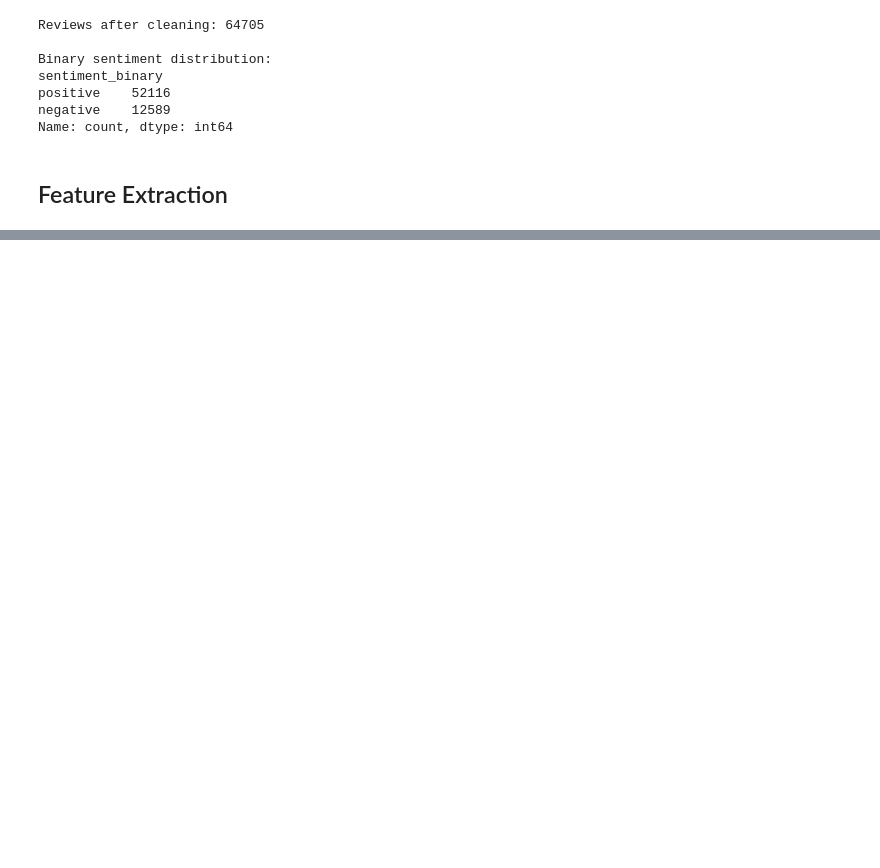
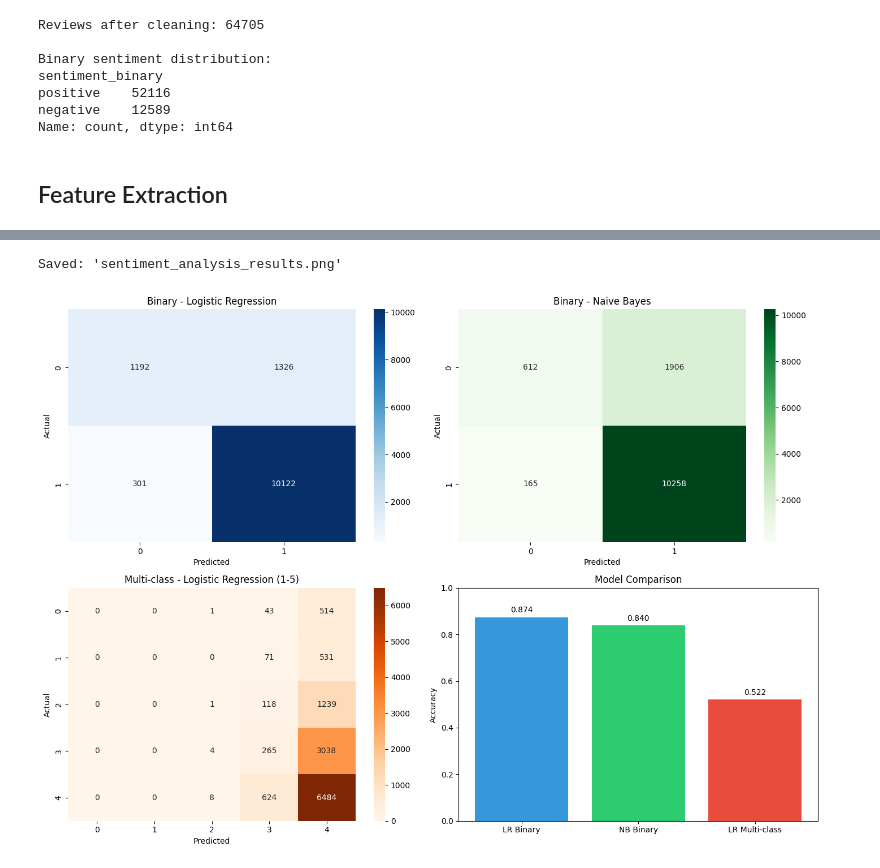
Before and after one commit to khangbkk23/NaturalLanguageProcessing, a Jupyter notebook: VectorSemanticAndEmbedding/2311402_HEX_Lab4.ipynb, the cells around one changed output, grey strips where cells are left out. Cells and saved outputs as stored; diff of their text form; code cells hidden in the pictures; blank space fills up the shorter version.

Commit message:
build the model

```diff
--- a/VectorSemanticAndEmbedding/2311402_HEX_Lab4.ipynb
+++ b/VectorSemanticAndEmbedding/2311402_HEX_Lab4.ipynb
@@ -212,0 +238,6 @@ Testing set size: (12941, 5000)
+# %%
+from sklearn.linear_model import LogisticRegression
+print("\nTraining Logistic Regression...")
+lr_model = LogisticRegression(max_iter=1000, random_state=42)
+lr_model.fit(X_train_tfidf, y_train_bin)
+y_pred_lr = lr_model.predict(X_test_tfidf)
@@ -212,0 +266,6 @@ Testing set size: (12941, 5000)
+# %%
+from sklearn.naive_bayes import MultinomialNB
+print("\nTraining Naive Bayes...")
+nb_model = MultinomialNB(alpha=1.0)
+nb_model.fit(X_train_tfidf, y_train_bin)
+y_pred_nb = nb_model.predict(X_test_tfidf)
@@ -212,0 +293,7 @@ Testing set size: (12941, 5000)
+# %%
+lr_multi = LogisticRegression(max_iter=1000, random_state=42, multi_class='multinomial')
+print("\nTraining Logistic Regression for MultiClass...")
+lr_multi.fit(X_train_tfidf, y_train_enc)
+
+# Predict
+y_pred_lr_multi = lr_multi.predict(X_test_tfidf)
@@ -212,0 +402,45 @@ Testing set size: (12941, 5000)
+# %%
+fig, axes = plt.subplots(2, 2, figsize=(14, 10))
+
+# Confusion Matrix - Binary LR
+cm_lr = confusion_matrix(y_test_bin, y_pred_lr)
+sns.heatmap(cm_lr, annot=True, fmt='d', cmap='Blues', ax=axes[0, 0])
+axes[0, 0].set_title('Binary - Logistic Regression')
+axes[0, 0].set_xlabel('Predicted')
+axes[0, 0].set_ylabel('Actual')
+
+# Confusion Matrix - Binary NB
+cm_nb = confusion_matrix(y_test_bin, y_pred_nb)
+sns.heatmap(cm_nb, annot=True, fmt='d', cmap='Greens', ax=axes[0, 1])
+axes[0, 1].set_title('Binary - Naive Bayes')
+axes[0, 1].set_xlabel('Predicted')
+axes[0, 1].set_ylabel('Actual')
+
+# Confusion Matrix - Multi-class
+cm_multi = confusion_matrix(y_test_multi, y_pred_lr_multi)
+sns.heatmap(cm_multi, annot=True, fmt='d', cmap='Oranges', ax=axes[1, 0])
+axes[1, 0].set_title('Multi-class - Logistic Regression (1-5)')
+axes[1, 0].set_xlabel('Predicted')
+axes[1, 0].set_ylabel('Actual')
+
+# Model Comparison
+models = ['LR Binary', 'NB Binary', 'LR Multi-class']
+accuracies = [
+    accuracy_score(y_test_bin, y_pred_lr),
+    accuracy_score(y_test_bin, y_pred_nb),
+    accuracy_score(y_test_multi, y_pred_lr_multi)
+]
+axes[1, 1].bar(models, accuracies, color=['#3498db', '#2ecc71', '#e74c3c'])
+axes[1, 1].set_ylabel('Accuracy')
+axes[1, 1].set_title('Model Comparison')
+axes[1, 1].set_ylim([0, 1])
+for i, v in enumerate(accuracies):
+    axes[1, 1].text(i, v + 0.02, f'{v:.3f}', ha='center')
+
+plt.tight_layout()
+plt.savefig('sentiment_analysis_results.png', dpi=300, bbox_inches='tight')
+print("\nSaved: 'sentiment_analysis_results.png'")
+plt.show()
+# %% [output]
+Saved: 'sentiment_analysis_results.png'
+[figure, added]
```
Also changed, not shown: parts of 20 cells of this notebook, 1 other file.
